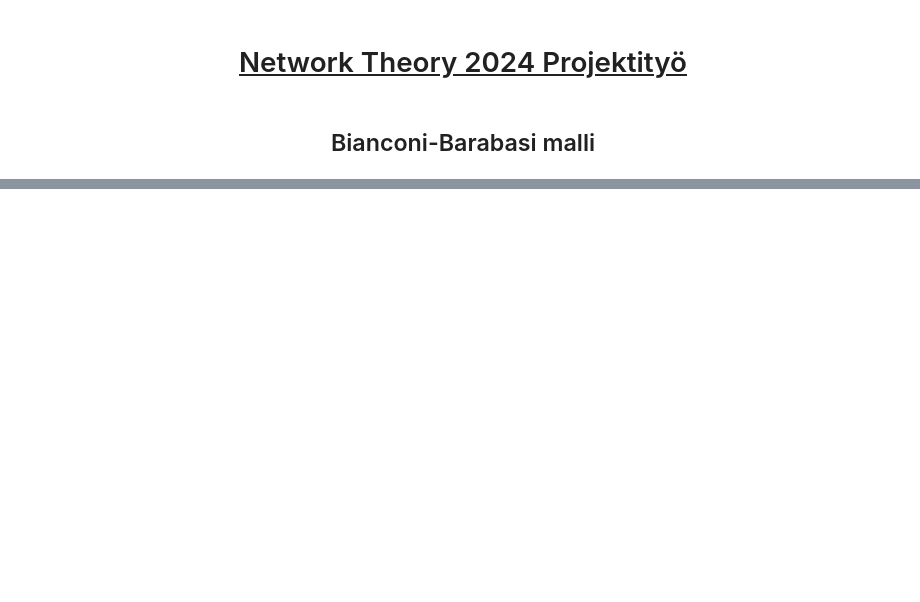
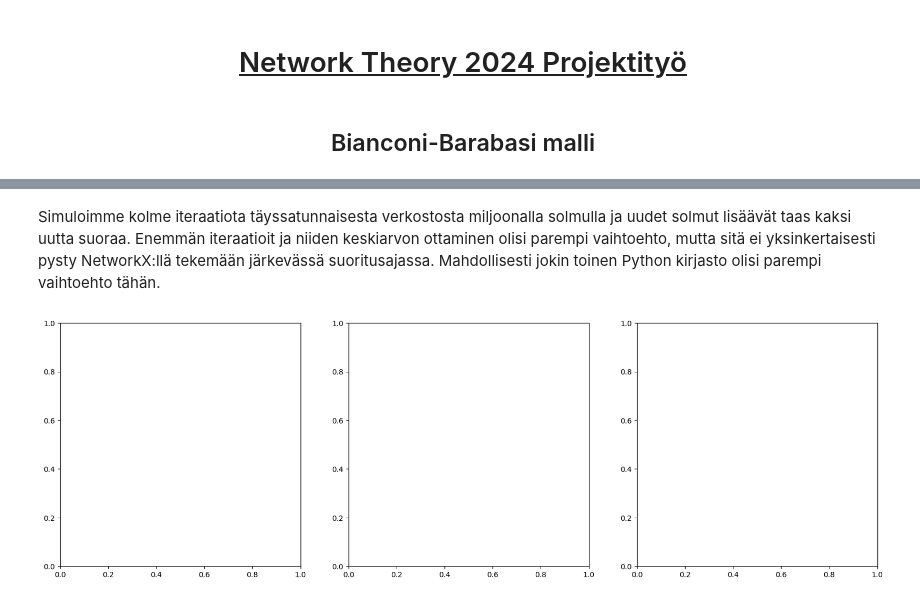
Before and after one commit to MiloSulin/nt-project, a Jupyter notebook: main.ipynb, the cells around one changed output, grey strips where cells are left out. Drawn from its saved outputs; the diff is of its cells as text; code cells hidden in the pictures; blank space fills up the shorter version.

```diff
--- a/main.ipynb
+++ b/main.ipynb
@@ -53,0 +55,7 @@ _, _ = BB.generateBianconiBarabasi(1000000, 2, distr_type="uniform")
+# %% [markdown]
+Simuloimme kolme iteraatiota täyssatunnaisesta verkostosta miljoonalla solmulla ja uudet solmut lisäävät taas kaksi uutta suoraa. Enemmän iteraatioit ja niiden keskiarvon ottaminen olisi parempi vaihtoehto, mutta sitä ei yksinkertaisesti pysty NetworkX:llä tekemään järkevässä suoritusajassa. Mahdollisesti jokin toinen Python kirjasto olisi parempi vaihtoehto tähän.
+# %%
+fig, axes = plt.subplots(1, 3, figsize=(20,6))
+plot_index = 0
+# %% [output]
+[figure, added]
```
Also changed, not shown: parts of 9 cells of this notebook.
